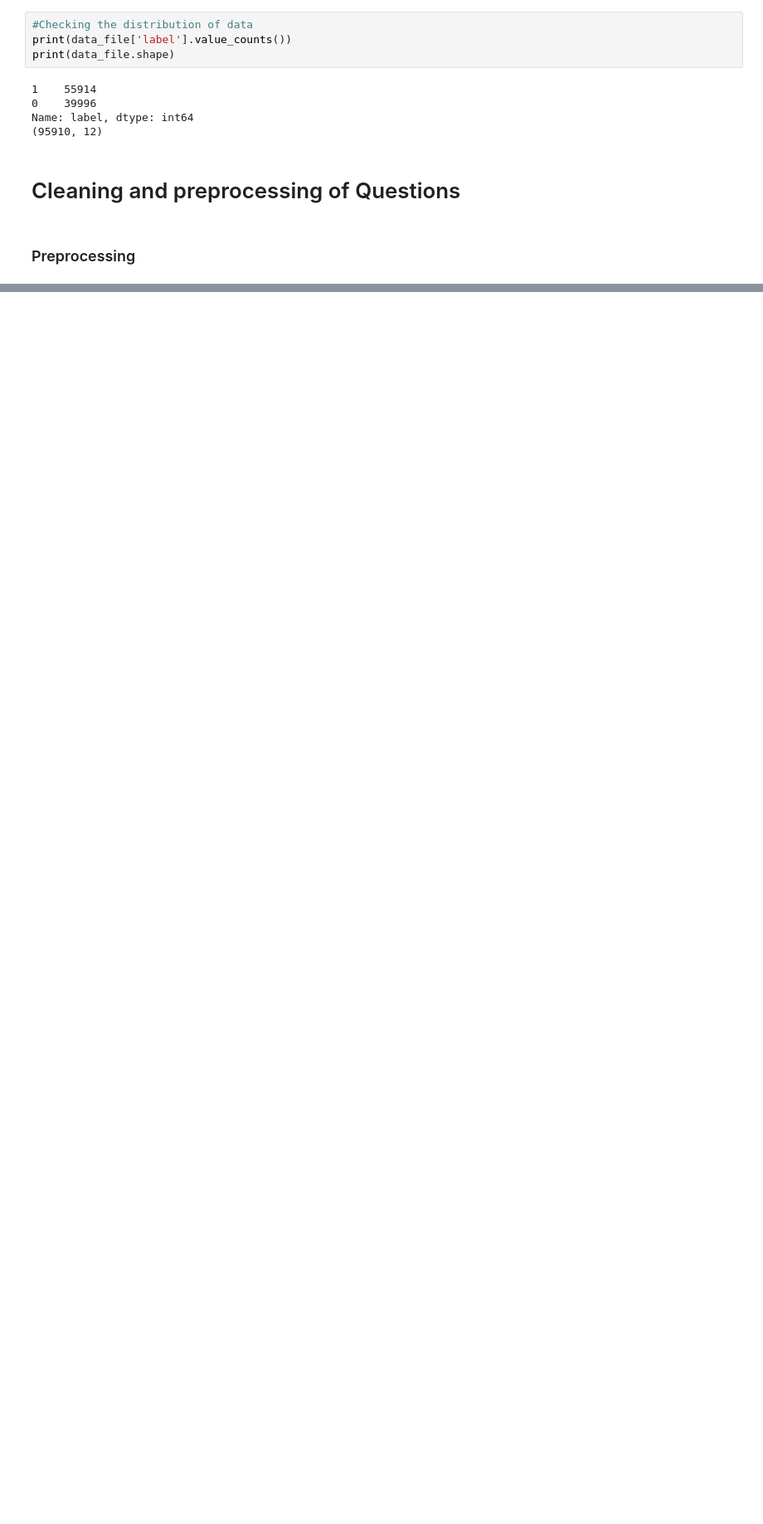
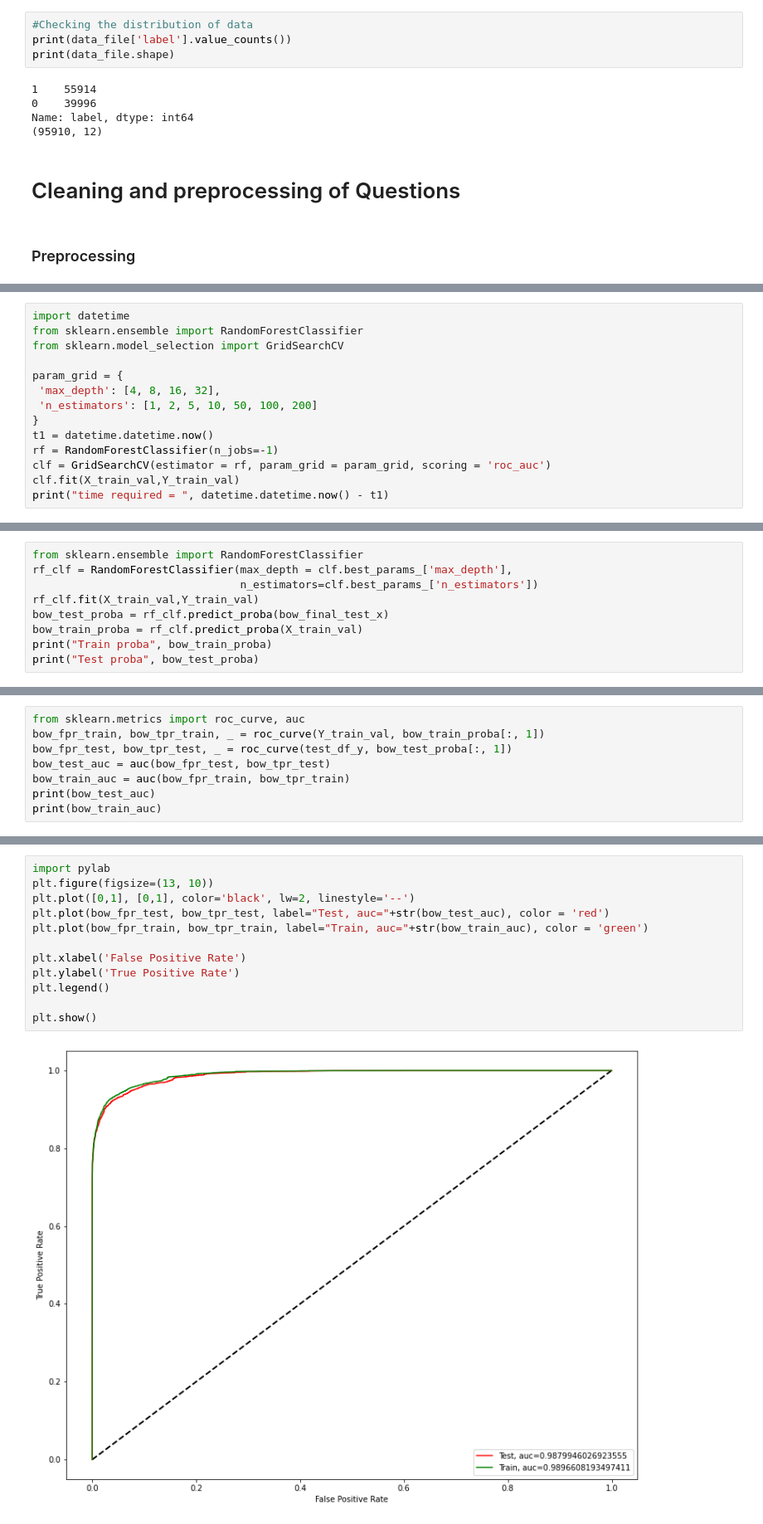
Before and after one commit to rajendrac3/phishing_website_detection, a Jupyter notebook: Phishing classification.ipynb, the cells around one changed output, grey strips where cells are left out. Shown at 83% size. Cells and saved outputs as stored; diff of their text form; blank space fills up the shorter version.

```diff
--- a/Phishing classification.ipynb
+++ b/Phishing classification.ipynb
@@ -96,0 +183,14 @@ Name: domain, Length: 70535, dtype: int64
+# %%
+import datetime
+from sklearn.ensemble import RandomForestClassifier
+from sklearn.model_selection import GridSearchCV
+
+param_grid = {
+ 'max_depth': [4, 8, 16, 32],
+ 'n_estimators': [1, 2, 5, 10, 50, 100, 200]
+}
+t1 = datetime.datetime.now()
+rf = RandomForestClassifier(n_jobs=-1)
+clf = GridSearchCV(estimator = rf, param_grid = param_grid, scoring = 'roc_auc')
+clf.fit(X_train_val,Y_train_val)
+print("time required = ", datetime.datetime.now() - t1)
@@ -96,0 +203,9 @@ Name: domain, Length: 70535, dtype: int64
+# %%
+from sklearn.ensemble import RandomForestClassifier
+rf_clf = RandomForestClassifier(max_depth = clf.best_params_['max_depth'],
+                                n_estimators=clf.best_params_['n_estimators'])
+rf_clf.fit(X_train_val,Y_train_val)
+bow_test_proba = rf_clf.predict_proba(bow_final_test_x)
+bow_train_proba = rf_clf.predict_proba(X_train_val)
+print("Train proba", bow_train_proba)
+print("Test proba", bow_test_proba)
@@ -96,0 +237,8 @@ Name: domain, Length: 70535, dtype: int64
+# %%
+from sklearn.metrics import roc_curve, auc
+bow_fpr_train, bow_tpr_train, _ = roc_curve(Y_train_val, bow_train_proba[:, 1])
+bow_fpr_test, bow_tpr_test, _ = roc_curve(test_df_y, bow_test_proba[:, 1])
+bow_test_auc = auc(bow_fpr_test, bow_tpr_test)
+bow_train_auc = auc(bow_fpr_train, bow_tpr_train)
+print(bow_test_auc)
+print(bow_train_auc)
@@ -96,0 +248,14 @@ Name: domain, Length: 70535, dtype: int64
+# %%
+import pylab
+plt.figure(figsize=(13, 10))
+plt.plot([0,1], [0,1], color='black', lw=2, linestyle='--')
+plt.plot(bow_fpr_test, bow_tpr_test, label="Test, auc="+str(bow_test_auc), color = 'red')
+plt.plot(bow_fpr_train, bow_tpr_train, label="Train, auc="+str(bow_train_auc), color = 'green')
+
+plt.xlabel('False Positive Rate')
+plt.ylabel('True Positive Rate')
+plt.legend()
+
+plt.show()
+# %% [output]
+[figure, added]
```
Also changed, not shown: parts of 33 cells of this notebook.
